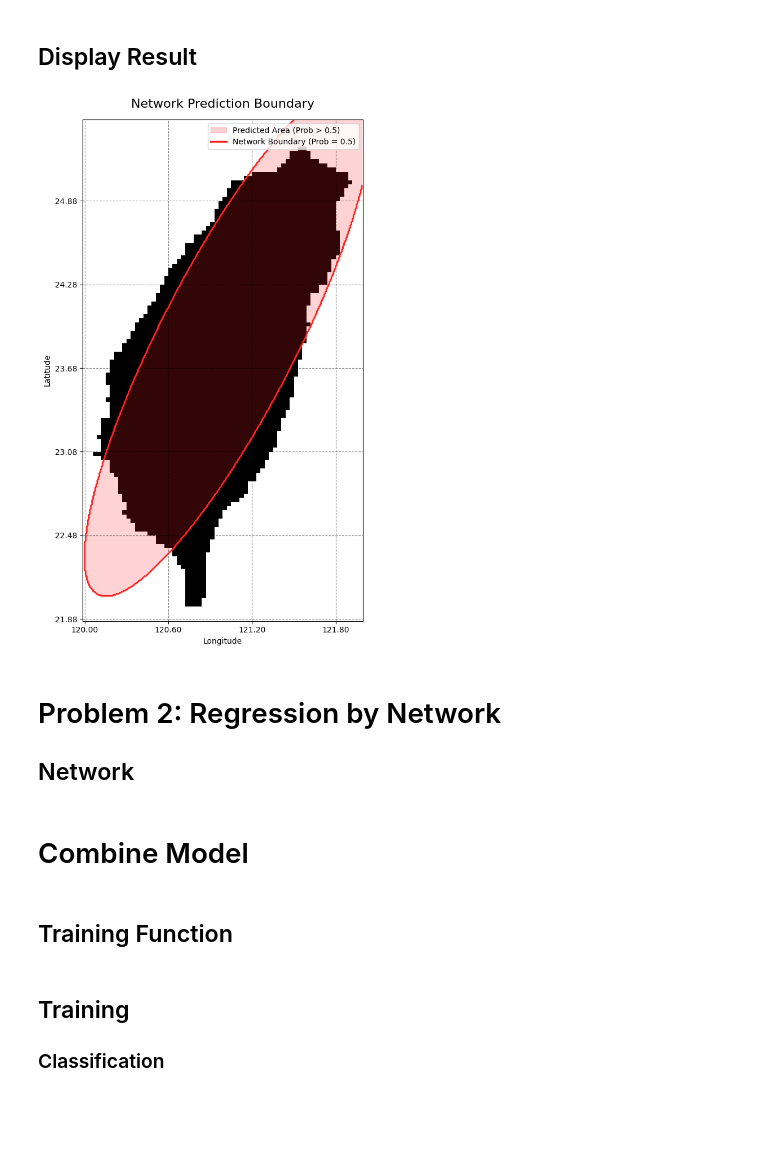
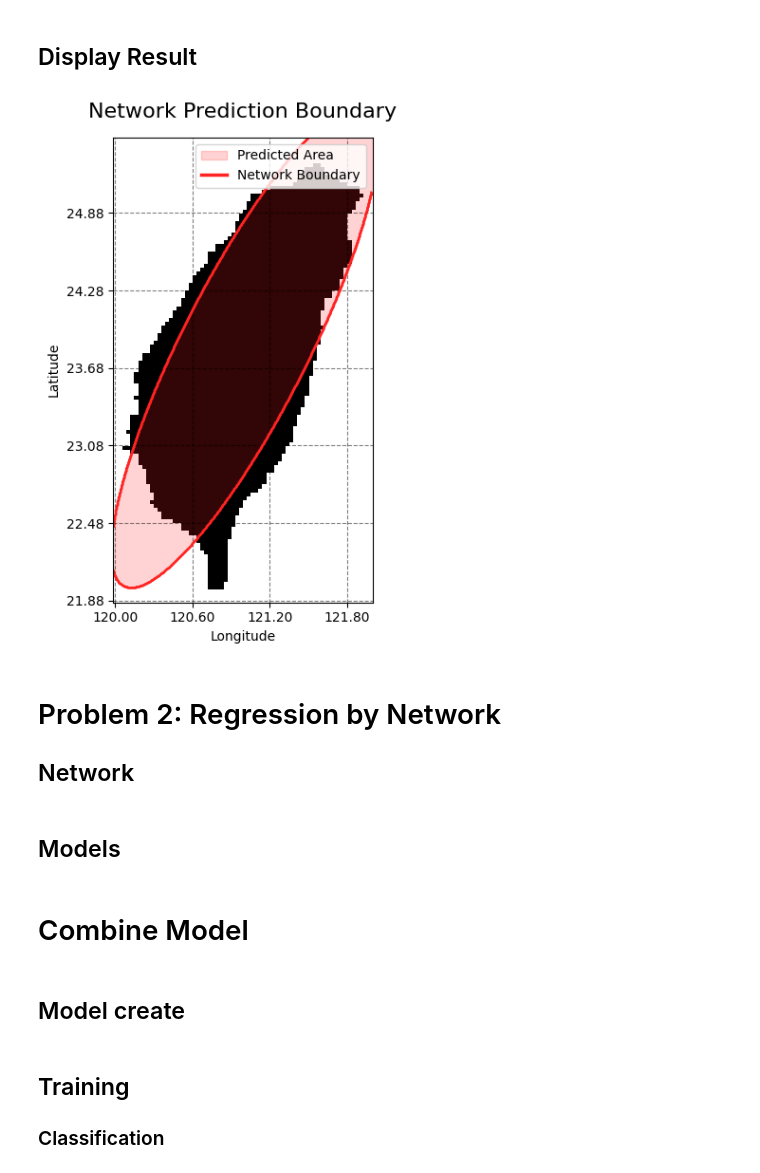
Before and after one commit to hirasawahaonycu/2025_machine_learning, a Jupyter notebook: Week_6/asm6.ipynb, the cells around one changed output. Drawn from its saved outputs; the diff is of its cells as text; code cells hidden in the pictures; blank space fills up the shorter version.

```diff
--- a/Week_6/asm6.ipynb
+++ b/Week_6/asm6.ipynb
@@ -217,42 +209,43 @@ plot_data_2 = y_pred.reshape(y_size, x_size)
 # %% [markdown]
 ## Display Result
 # %%
-plt.figure(figsize=(8, 10))
+plt.figure(figsize=(5, 6))
 ax = plt.gca()
 
 im = ax.imshow(plot_data_1, origin='lower', cmap='Greys',
                vmin=0, vmax=1, interpolation='bilinear')
 
 h_high, w_high = plot_data_2.shape
 h_low, w_low   = plot_data_1.shape
 x_coords_scaled = (np.arange(w_high) + 0.5) * (w_low / w_high) - 0.5
 y_coords_scaled = (np.arange(h_high) + 0.5) * (h_low / h_high) - 0.5
 xx_scaled, yy_scaled = np.meshgrid(x_coords_scaled, y_coords_scaled)
 
 ax.contourf(xx_scaled, yy_scaled, plot_data_2, levels=[0.5, 1.0],
             colors="#FF2323", alpha=0.2)
 ax.contour(xx_scaled, yy_scaled, plot_data_2, levels=[0.5],
            colors="#FF2323", linewidths=2.0)
 
 ax.set_title("Network Prediction Boundary", fontsize=16, pad=15)
 ax.set_xlabel("Longitude")
 ax.set_ylabel("Latitude")
 ax.set_xticks(xtick_org)
 ax.set_yticks(ytick_org)
 ax.set_xticklabels(xtick_label_org)
 ax.set_yticklabels(ytick_label_org)
 ax.grid(True, linestyle='--', alpha=0.5, color='black')
 
 legend_elements = [
-    plt.Rectangle((0,0), 1, 1, color='#FF2323', alpha=0.2, label='Predicted Area (Prob > 0.5)'),
-    Line2D([0], [0], color='#FF2323', lw=2.5, label='Network Boundary (Prob = 0.5)')
+    plt.Rectangle((0,0), 1, 1, color='#FF2323', alpha=0.2, label='Predicted Area'),
+    Line2D([0], [0], color='#FF2323', lw=2.5, label='Network Boundary')
 ]
 ax.legend(handles=legend_elements, loc='upper right', fontsize=10)
 
 plt.tight_layout()
+plt.savefig(f"./figure/gda_result.png", dpi=300, bbox_inches='tight')
 plt.show()
 # %% [output]
-[figure, old version]
+[figure, new version]
 # %% [markdown]
 # Problem 2: Regression by Network
 
@@ -294,3 +287,5 @@ class RegModel(nn.Module):
 
     def forward(self, X):
         return self.seq(X)
+# %% [markdown]
+## Models
@@ -481,3 +481 @@ class CombineModel:
         plt.close()
-# %% [markdown]
-## Training Function
@@ -535,0 +482,2 @@ def drawLossCurve(trainlosslist: list, validlosslist: list) -> None:
+# %% [markdown]
+## Model create
```
Also changed, not shown: parts of 16 cells of this notebook, 9 other files.
